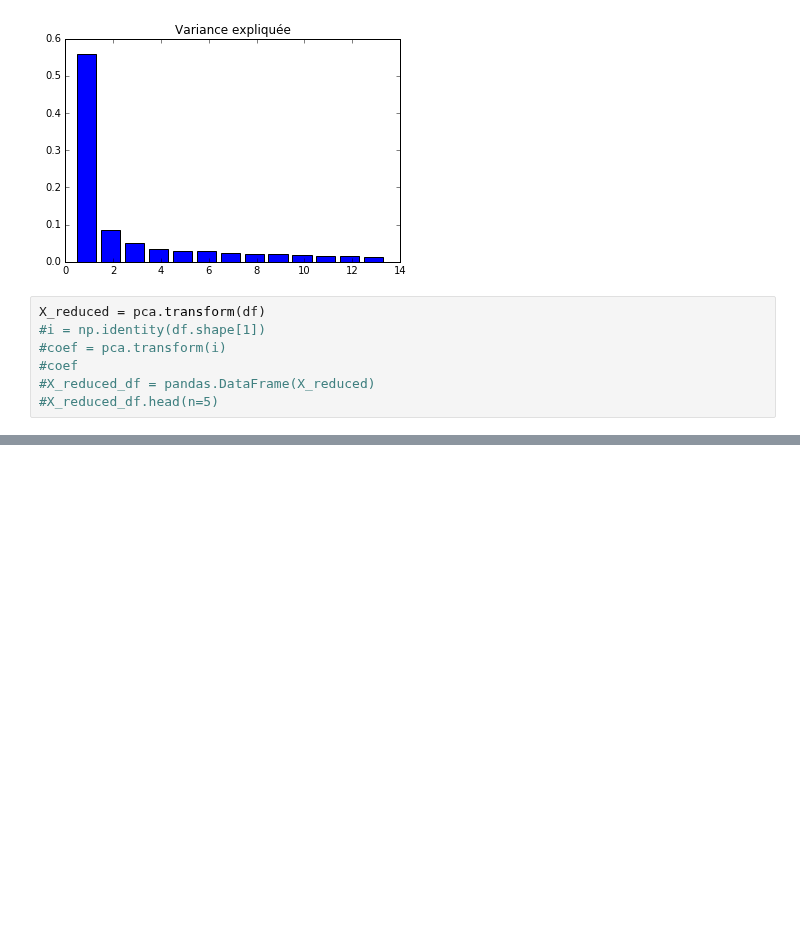
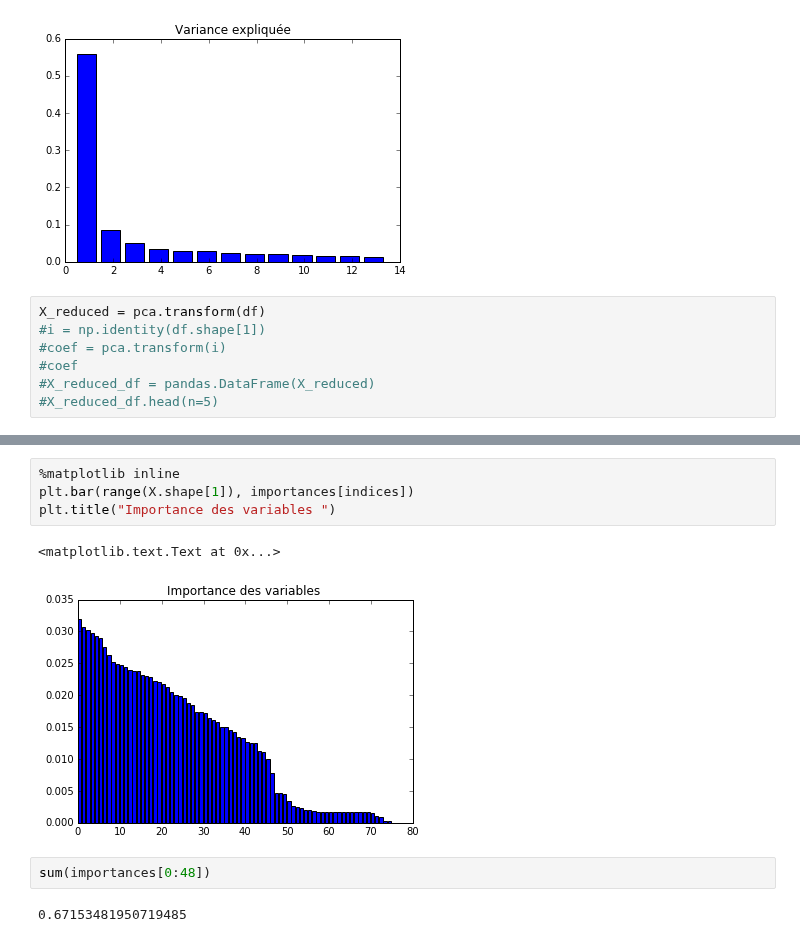
Before and after one commit to imachraoui/Buzz-social-media, a Jupyter notebook: Project-Buzz.ipynb, the cells around one changed output, grey strips where cells are left out. Cells and saved outputs as stored; diff of their text form; blank space fills up the shorter version.

```diff
--- a/Project-Buzz.ipynb
+++ b/Project-Buzz.ipynb
@@ -63,0 +98,11 @@ X_reduced = pca.transform(df)
+# %%
+%matplotlib inline
+plt.bar(range(X.shape[1]), importances[indices])
+plt.title("Importance des variables ")
+# %% [output]
+<matplotlib.text.Text at 0x...>
+[figure, added]
+# %%
+sum(importances[0:48])
+# %% [output]
+0.67153481950719485
```
Also changed, not shown: parts of 4 cells of this notebook.
